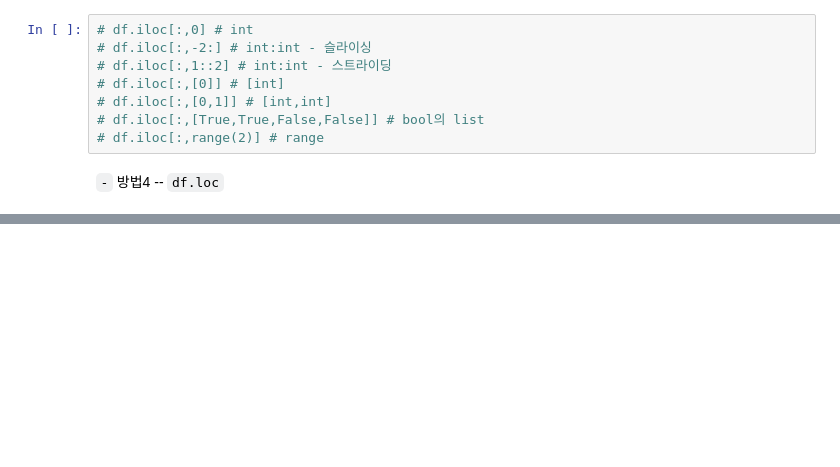
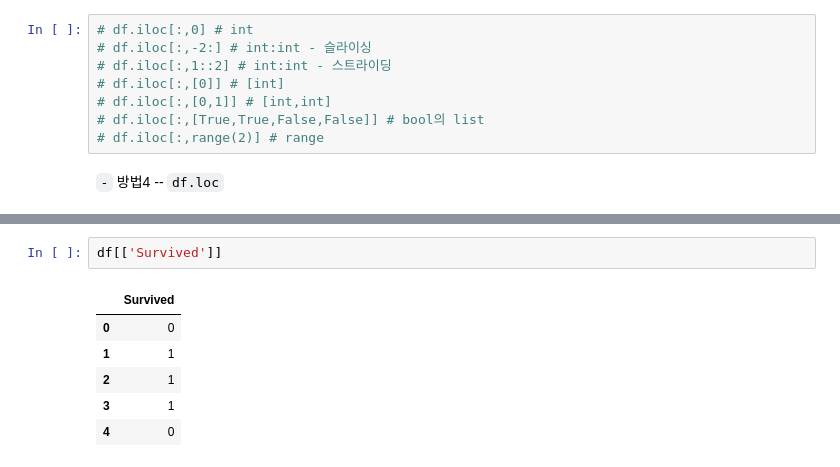
Before and after one commit to guebin/IAB2025-Play, a Jupyter notebook: content/11wk-2.ipynb, the cells around one changed output, grey strips where cells are left out. Saved outputs shown, nothing was run; the diff lists cells and outputs as text; blank space fills up the shorter version.

```diff
--- a/content/11wk-2.ipynb
+++ b/content/11wk-2.ipynb
@@ -317,0 +304,9 @@ df
+# %%
+df[['Survived']]
+# %% [output]
+|  | Survived |
+| 0 | 0 |
+| 1 | 1 |
+| 2 | 1 |
+| 3 | 1 |
+| 4 | 0 |
```
Also changed, not shown: parts of 29 cells of this notebook.
